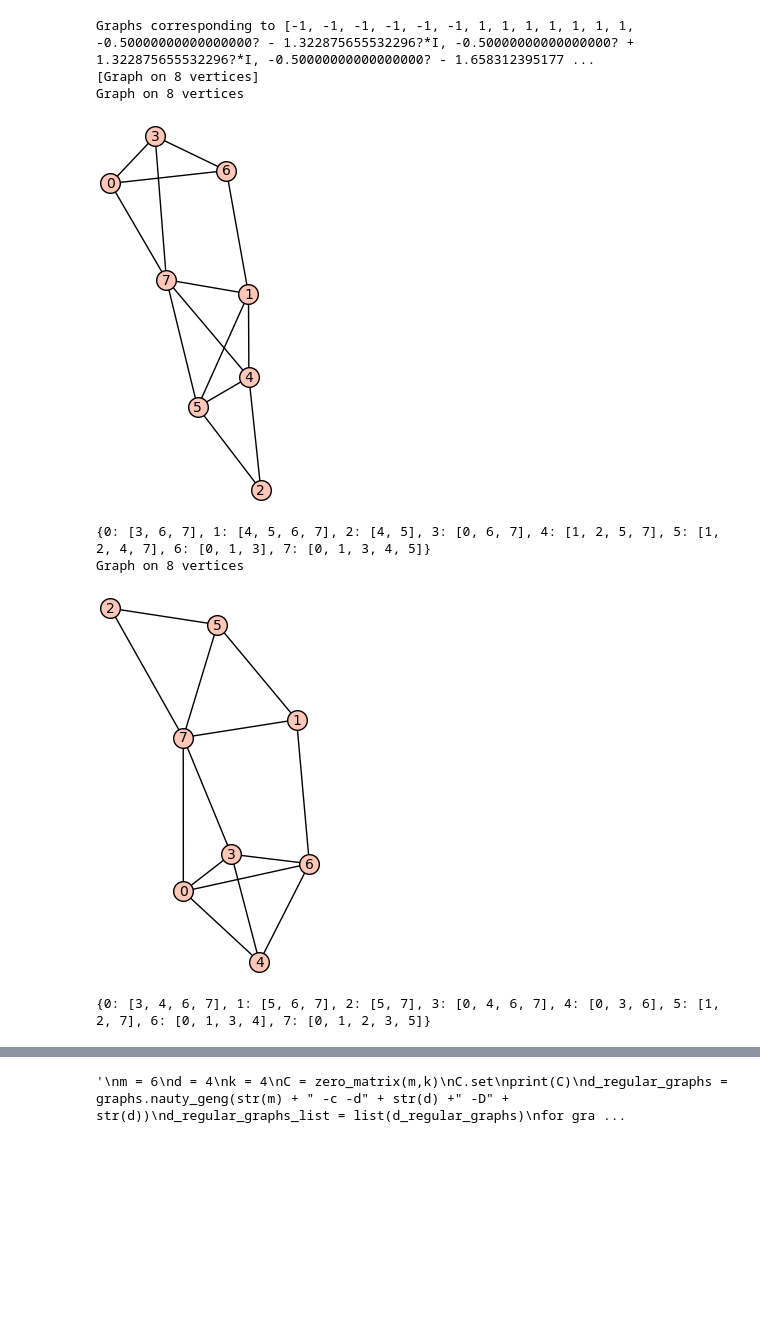
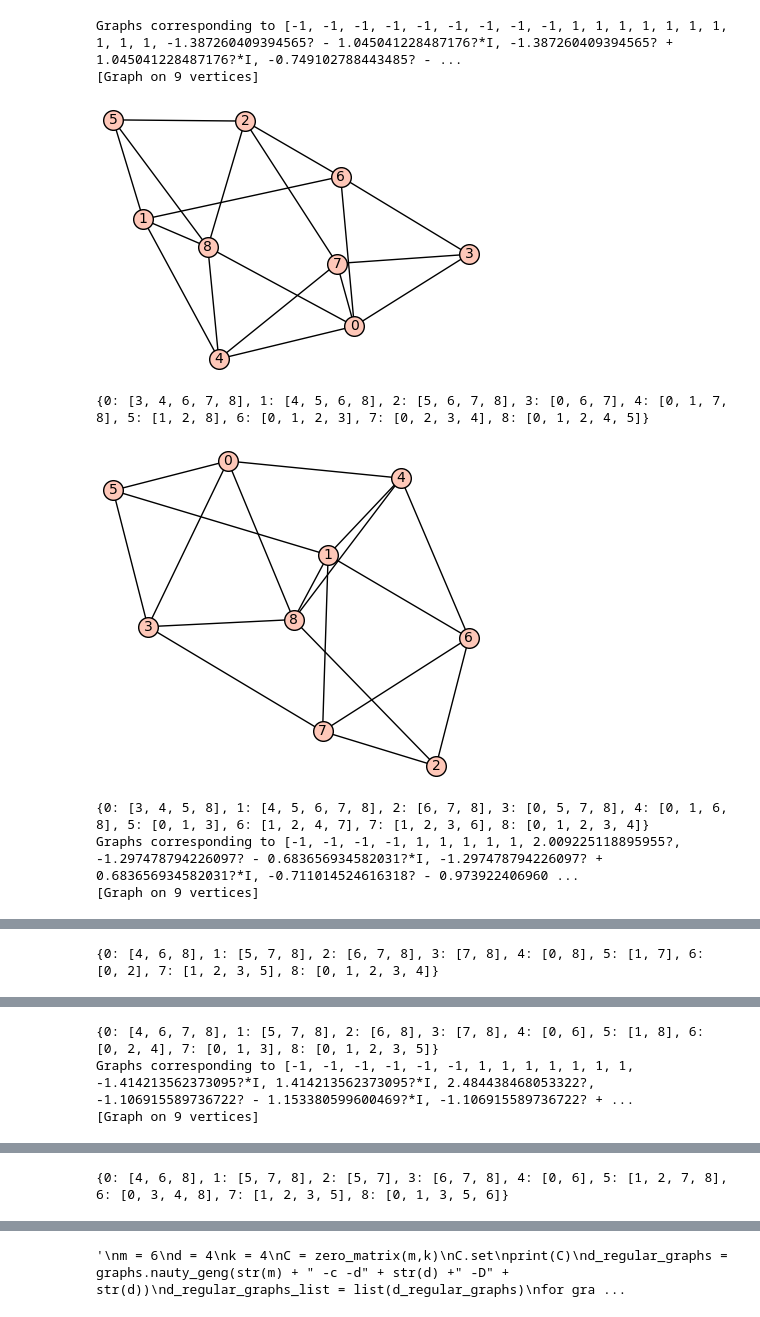
Before and after one commit to davizacheu/Spectral-Graph-Theory-Research, a Jupyter notebook: NB_Functions.ipynb, the cells around one changed output, grey strips where cells are left out. Cells and saved outputs as stored; diff of their text form; code cells hidden in the pictures; blank space fills up the shorter version.

Commit message:
3 new cospectral graphs on 9 vertices

```diff
--- a/NB_Functions.ipynb
+++ b/NB_Functions.ipynb
@@ -230,33 +230,33 @@ def GM_switch(g1,g2,C):
 # %%
 '''
 Most optimal way to find cospectral graphs
 '''
 
-Graph_List = graphs.nauty_geng("8 -c -d2")
+Graph_List = graphs.nauty_geng("9 -c -d2")
 spec_set = set()
 spec_dict = {}
 
 for G in Graph_List:
     spectrum = str(edge_adjacency_nb_matrix(G).eigenvalues())
     if spectrum in spec_dict:
         spec_set.add(spectrum)
         spec_dict[spectrum].append(G)
     else:
         spec_dict.update({spectrum: [G]})
 
 
 for cospectrum in spec_set:
     print("Graphs corresponding to " + str(cospectrum))
     print(spec_dict[spectrum])
     for G in spec_dict[cospectrum]:
         G.show()
         print(G.to_dictionary())
 # %% [output]
-Graphs corresponding to [-1, -1, -1, -1, -1, -1, 1, 1, 1, 1, 1, 1, 1, -0.50000000000000000? - 1.322875655532296?*I, -0.50000000000000000? + 1.322875655532296?*I, -0.50000000000000000? - 1.658312395177 ...
-[Graph on 8 vertices]
-Graph on 8 vertices
+Graphs corresponding to [-1, -1, -1, -1, -1, -1, -1, -1, -1, 1, 1, 1, 1, 1, 1, 1, 1, 1, 1, -1.387260409394565? - 1.045041228487176?*I, -1.387260409394565? + 1.045041228487176?*I, -0.749102788443485? - ...
+[Graph on 9 vertices]
-[figure, old version]
+[figure, new version]
-{0: [3, 6, 7], 1: [4, 5, 6, 7], 2: [4, 5], 3: [0, 6, 7], 4: [1, 2, 5, 7], 5: [1, 2, 4, 7], 6: [0, 1, 3], 7: [0, 1, 3, 4, 5]}
-Graph on 8 vertices
+{0: [3, 4, 6, 7, 8], 1: [4, 5, 6, 8], 2: [5, 6, 7, 8], 3: [0, 6, 7], 4: [0, 1, 7, 8], 5: [1, 2, 8], 6: [0, 1, 2, 3], 7: [0, 2, 3, 4], 8: [0, 1, 2, 4, 5]}
-[figure, old version]
+[figure, new version]
-{0: [3, 4, 6, 7], 1: [5, 6, 7], 2: [5, 7], 3: [0, 4, 6, 7], 4: [0, 3, 6], 5: [1, 2, 7], 6: [0, 1, 3, 4], 7: [0, 1, 2, 3, 5]}
+{0: [3, 4, 5, 8], 1: [4, 5, 6, 7, 8], 2: [6, 7, 8], 3: [0, 5, 7, 8], 4: [0, 1, 6, 8], 5: [0, 1, 3], 6: [1, 2, 4, 7], 7: [1, 2, 3, 6], 8: [0, 1, 2, 3, 4]}
+Graphs corresponding to [-1, -1, -1, -1, 1, 1, 1, 1, 1, 2.009225118895955?, -1.297478794226097? - 0.683656934582031?*I, -1.297478794226097? + 0.683656934582031?*I, -0.711014524616318? - 0.973922406960 ...
+[Graph on 9 vertices]
@@ -262,0 +264 @@ Graph on 8 vertices
+{0: [4, 6, 8], 1: [5, 7, 8], 2: [6, 7, 8], 3: [7, 8], 4: [0, 8], 5: [1, 7], 6: [0, 2], 7: [1, 2, 3, 5], 8: [0, 1, 2, 3, 4]}
@@ -262,0 +266,3 @@ Graph on 8 vertices
+{0: [4, 6, 7, 8], 1: [5, 7, 8], 2: [6, 8], 3: [7, 8], 4: [0, 6], 5: [1, 8], 6: [0, 2, 4], 7: [0, 1, 3], 8: [0, 1, 2, 3, 5]}
+Graphs corresponding to [-1, -1, -1, -1, -1, -1, 1, 1, 1, 1, 1, 1, 1, -1.414213562373095?*I, 1.414213562373095?*I, 2.484438468053322?, -1.106915589736722? - 1.153380599600469?*I, -1.106915589736722? + ...
+[Graph on 9 vertices]
@@ -262,0 +270 @@ Graph on 8 vertices
+{0: [4, 6, 8], 1: [5, 7, 8], 2: [5, 7], 3: [6, 7, 8], 4: [0, 6], 5: [1, 2, 7, 8], 6: [0, 3, 4, 8], 7: [1, 2, 3, 5], 8: [0, 1, 3, 5, 6]}
```
Also changed, not shown: parts of 2 cells of this notebook.
